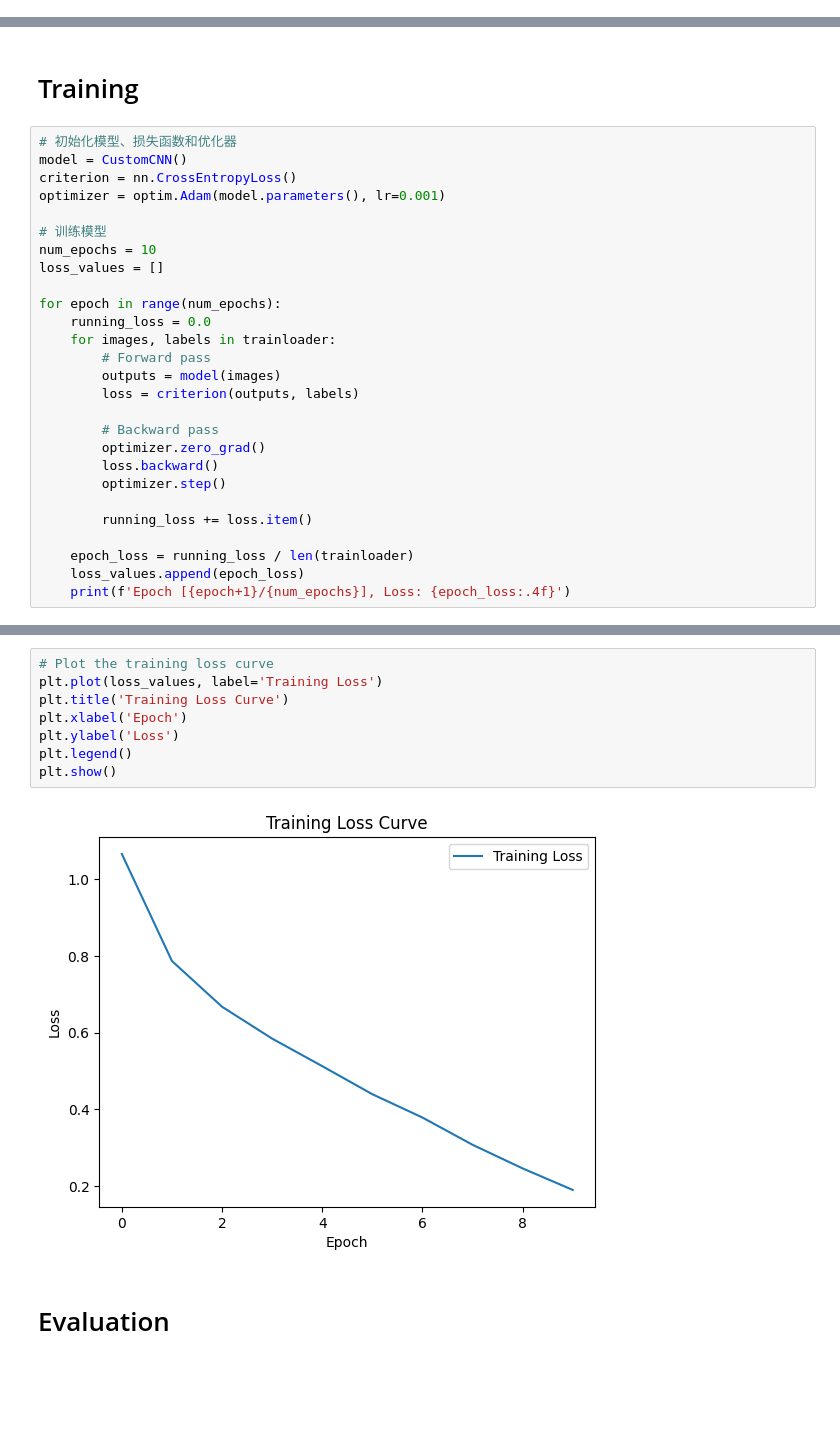
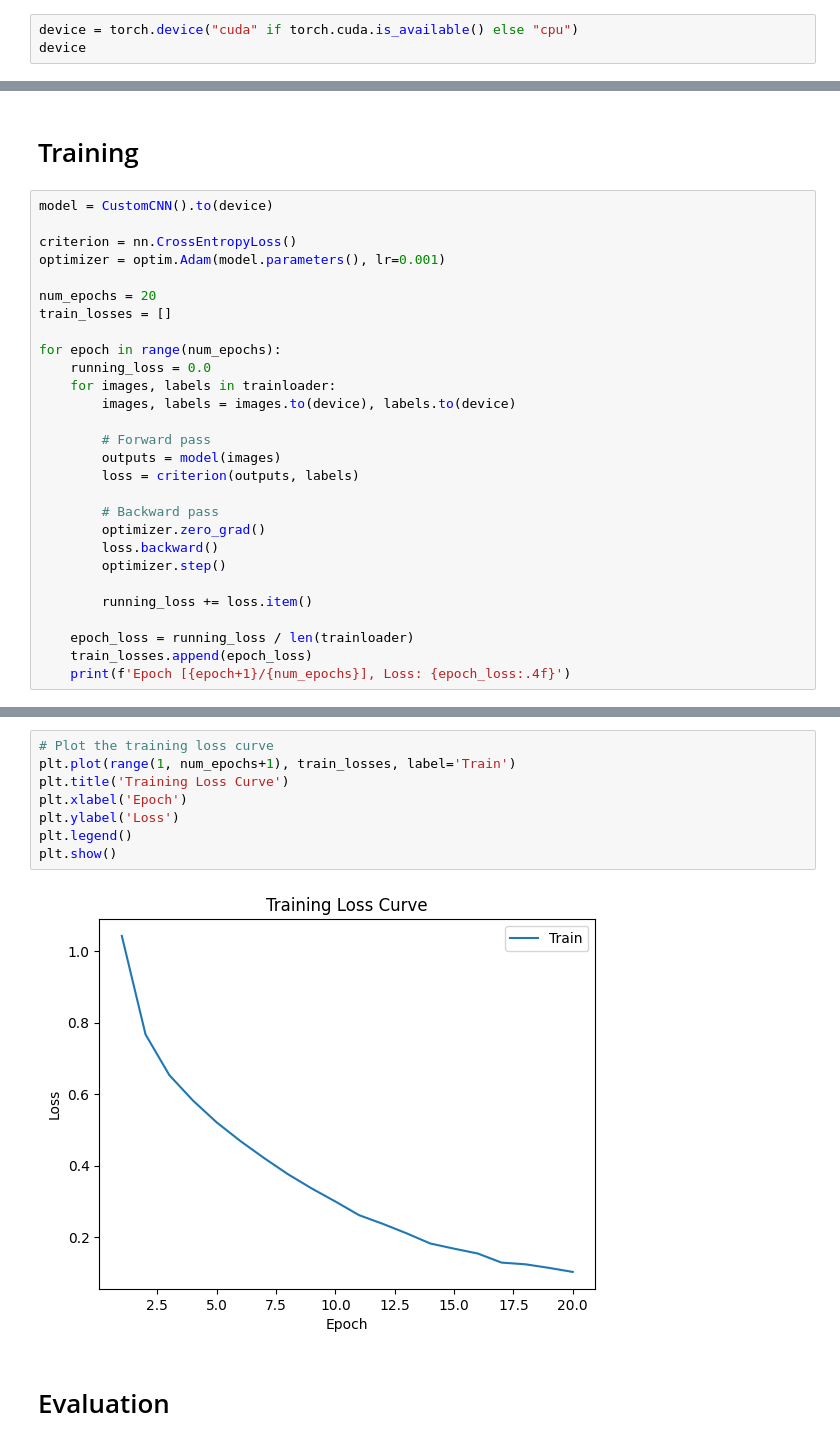
Before and after one commit to Blattvorhang/image_classification_cifar10, a Jupyter notebook: cifar10.ipynb, the cells around one changed output, grey strips where cells are left out. Cells and saved outputs as stored; diff of their text form; blank space fills up the shorter version.

```diff
--- a/cifar10.ipynb
+++ b/cifar10.ipynb
@@ -14,3 +15,6 @@ import seaborn as sns
 print(torch.__version__)
 # %% [output]
 1.12.0
+# %%
+device = torch.device("cuda" if torch.cuda.is_available() else "cpu")
+device
@@ -98,18 +130,19 @@ class CustomCNN(nn.Module):
 # %% [markdown]
 # Training
 # %%
-# 初始化模型、损失函数和优化器
-model = CustomCNN()
+model = CustomCNN().to(device)
+
 criterion = nn.CrossEntropyLoss()
 optimizer = optim.Adam(model.parameters(), lr=0.001)
 
-# 训练模型
-num_epochs = 10
-loss_values = []
+num_epochs = 20
+train_losses = []
 
 for epoch in range(num_epochs):
     running_loss = 0.0
     for images, labels in trainloader:
+        images, labels = images.to(device), labels.to(device)
+
         # Forward pass
         outputs = model(images)
         loss = criterion(outputs, labels)
@@ -122,6 +155,6 @@ for epoch in range(num_epochs):
         running_loss += loss.item()
 
     epoch_loss = running_loss / len(trainloader)
-    loss_values.append(epoch_loss)
+    train_losses.append(epoch_loss)
     print(f'Epoch [{epoch+1}/{num_epochs}], Loss: {epoch_loss:.4f}')
 # %% [output]
@@ -138,13 +181,13 @@ Epoch [10/10], Loss: 0.1892
 # %%
 # Plot the training loss curve
-plt.plot(loss_values, label='Training Loss')
+plt.plot(range(1, num_epochs+1), train_losses, label='Train')
 plt.title('Training Loss Curve')
 plt.xlabel('Epoch')
 plt.ylabel('Loss')
 plt.legend()
 plt.show()
 # %% [output]
-[figure, old version]
+[figure, new version]
 # %% [markdown]
 # Evaluation
 # %%
```
Also changed, not shown: parts of 8 cells of this notebook.
